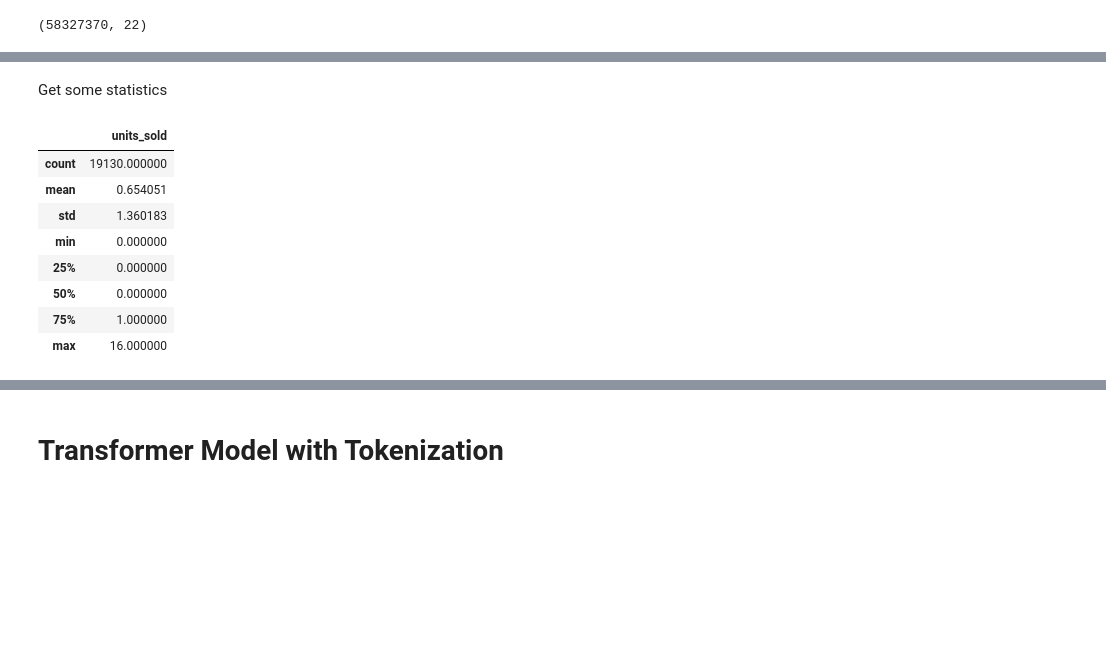
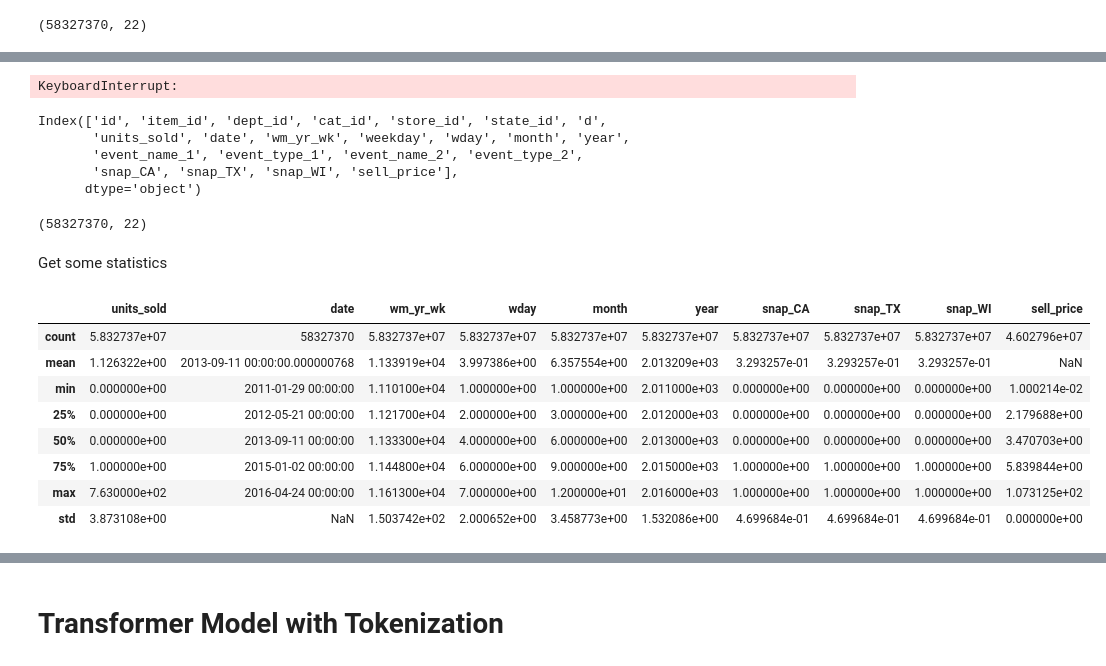
Before and after one commit to Legacy560/MTLSA25-Sales-Forecasting-Project, a Jupyter notebook: Cleaning and ARIMA/Sales_Forecasting_transformer.ipynb, the cells around one changed output, grey strips where cells are left out. Saved outputs shown, nothing was run; the diff lists cells and outputs as text; code cells hidden in the pictures; blank space fills up the shorter version.

```diff
--- a/Cleaning and ARIMA/Sales_Forecasting_transformer.ipynb
+++ b/Cleaning and ARIMA/Sales_Forecasting_transformer.ipynb
@@ -240,5 +295,6 @@ dtype: int64
 #Merging Datasets
 # %%
 #Merge with Calendar dataset
-salesValLong1 = salesValLong.merge(cal, on="d", how="left")
-display(salesValLong1.head())
+salesValLong = salesValLong.merge(cal, on="d", how="left")
+
+salesEvalLong = salesEvalLong.merge(cal, on="d", how="left")
@@ -261,3 +301,6 @@ print(salesValLong.shape)
 # %%
 #Merge with prices dataset
-salesFull = salesValLong1.merge(prices, on=["store_id", "item_id", "wm_yr_wk"], how="left")
+salesFull = salesValLong.merge(prices, on=["store_id", "item_id", "wm_yr_wk"], how="left")
+del salesValLong
+del cal
+del salesVal
@@ -345,0 +348,2 @@ display(univariate_df_CA_1.tail())
+# %%
+salesFull = salesFull[salesFull['units_sold'] != 0]
@@ -346,16 +352,34 @@ display(univariate_df_CA_1.tail())
+# %%
+#save both of these datasets to csv files
+salesFull.to_csv('salesFull.csv', index=False)
+salesEvalFull.to_csv('salesEvalFull.csv', index=False)
+# %% [output]
+KeyboardInterrupt:
+# %%
+display(salesFull.columns)
+# %% [output]
+Index(['id', 'item_id', 'dept_id', 'cat_id', 'store_id', 'state_id', 'd',
+       'units_sold', 'date', 'wm_yr_wk', 'weekday', 'wday', 'month', 'year',
+       'event_name_1', 'event_type_1', 'event_name_2', 'event_type_2',
+       'snap_CA', 'snap_TX', 'snap_WI', 'sell_price'],
+      dtype='object')
+# %%
+salesFull.shape
+# %% [output]
+(58327370, 22)
 # %% [markdown]
 Get some statistics
 # %%
-univariate_df_CA_1.describe()
+salesFull.describe()
 # %% [output]
-|  | units_sold |
-| count | 19130.000000 |
-| mean | 0.654051 |
-| std | 1.360183 |
-| min | 0.000000 |
-| 25% | 0.000000 |
-| 50% | 0.000000 |
-| 75% | 1.000000 |
-| max | 16.000000 |
+|  | units_sold | date | wm_yr_wk | wday | month | year | snap_CA | snap_TX | snap_WI | sell_price |
+| count | 5.832737e+07 | 58327370 | 5.832737e+07 | 5.832737e+07 | 5.832737e+07 | 5.832737e+07 | 5.832737e+07 | 5.832737e+07 | 5.832737e+07 | 4.602796e+07 |
+| mean | 1.126322e+00 | 2013-09-11 00:00:00.000000768 | 1.133919e+04 | 3.997386e+00 | 6.357554e+00 | 2.013209e+03 | 3.293257e-01 | 3.293257e-01 | 3.293257e-01 | NaN |
+| min | 0.000000e+00 | 2011-01-29 00:00:00 | 1.110100e+04 | 1.000000e+00 | 1.000000e+00 | 2.011000e+03 | 0.000000e+00 | 0.000000e+00 | 0.000000e+00 | 1.000214e-02 |
+| 25% | 0.000000e+00 | 2012-05-21 00:00:00 | 1.121700e+04 | 2.000000e+00 | 3.000000e+00 | 2.012000e+03 | 0.000000e+00 | 0.000000e+00 | 0.000000e+00 | 2.179688e+00 |
+| 50% | 0.000000e+00 | 2013-09-11 00:00:00 | 1.133300e+04 | 4.000000e+00 | 6.000000e+00 | 2.013000e+03 | 0.000000e+00 | 0.000000e+00 | 0.000000e+00 | 3.470703e+00 |
+| 75% | 1.000000e+00 | 2015-01-02 00:00:00 | 1.144800e+04 | 6.000000e+00 | 9.000000e+00 | 2.015000e+03 | 1.000000e+00 | 1.000000e+00 | 1.000000e+00 | 5.839844e+00 |
+| max | 7.630000e+02 | 2016-04-24 00:00:00 | 1.161300e+04 | 7.000000e+00 | 1.200000e+01 | 2.016000e+03 | 1.000000e+00 | 1.000000e+00 | 1.000000e+00 | 1.073125e+02 |
+| std | 3.873108e+00 | NaN | 1.503742e+02 | 2.000652e+00 | 3.458773e+00 | 1.532086e+00 | 4.699684e-01 | 4.699684e-01 | 4.699684e-01 | 0.000000e+00 |
 # %%
 #Check for missing values in full dataset
```
Also changed, not shown: parts of 78 cells of this notebook.
